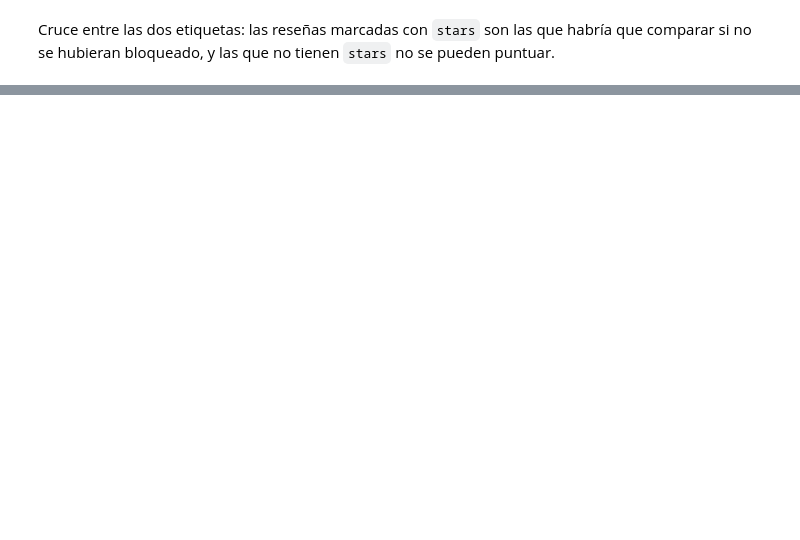
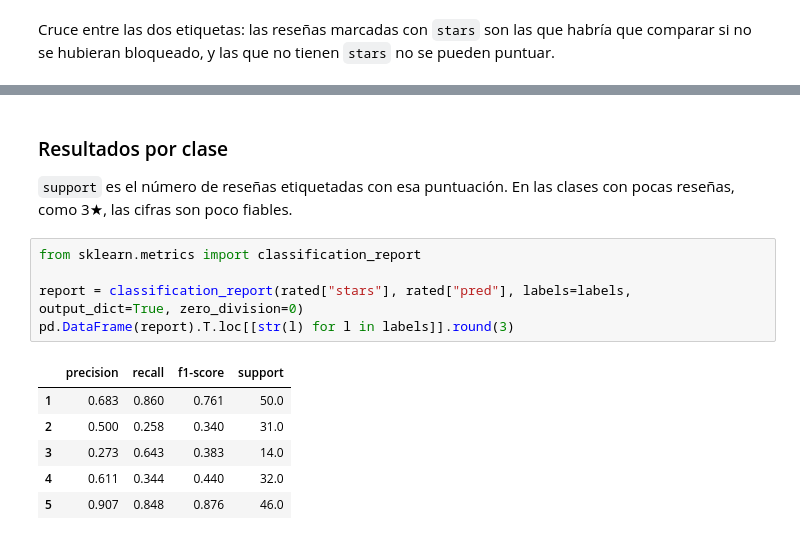
Before and after one commit to samu190804/review-ai-platform, a Jupyter notebook: evaluation/notebooks/evaluation.ipynb, the cells around one changed output, grey strips where cells are left out. Cells and saved outputs as stored; diff of their text form; blank space fills up the shorter version.

```diff
--- a/evaluation/notebooks/evaluation.ipynb
+++ b/evaluation/notebooks/evaluation.ipynb
@@ -46,0 +152,16 @@ pd.crosstab(df["flagged"], df["stars"].isna().map({True: "sin stars", False: "co
+# %% [markdown]
+### Resultados por clase
+
+`support` es el número de reseñas etiquetadas con esa puntuación. En las clases con pocas reseñas, como 3★, las cifras son poco fiables.
+# %%
+from sklearn.metrics import classification_report
+
+report = classification_report(rated["stars"], rated["pred"], labels=labels, output_dict=True, zero_division=0)
+pd.DataFrame(report).T.loc[[str(l) for l in labels]].round(3)
+# %% [output]
+|  | precision | recall | f1-score | support |
+| 1 | 0.683 | 0.860 | 0.761 | 50.0 |
+| 2 | 0.500 | 0.258 | 0.340 | 31.0 |
+| 3 | 0.273 | 0.643 | 0.383 | 14.0 |
+| 4 | 0.611 | 0.344 | 0.440 | 32.0 |
+| 5 | 0.907 | 0.848 | 0.876 | 46.0 |
```
Also changed, not shown: parts of 17 cells of this notebook, 4 other files.
